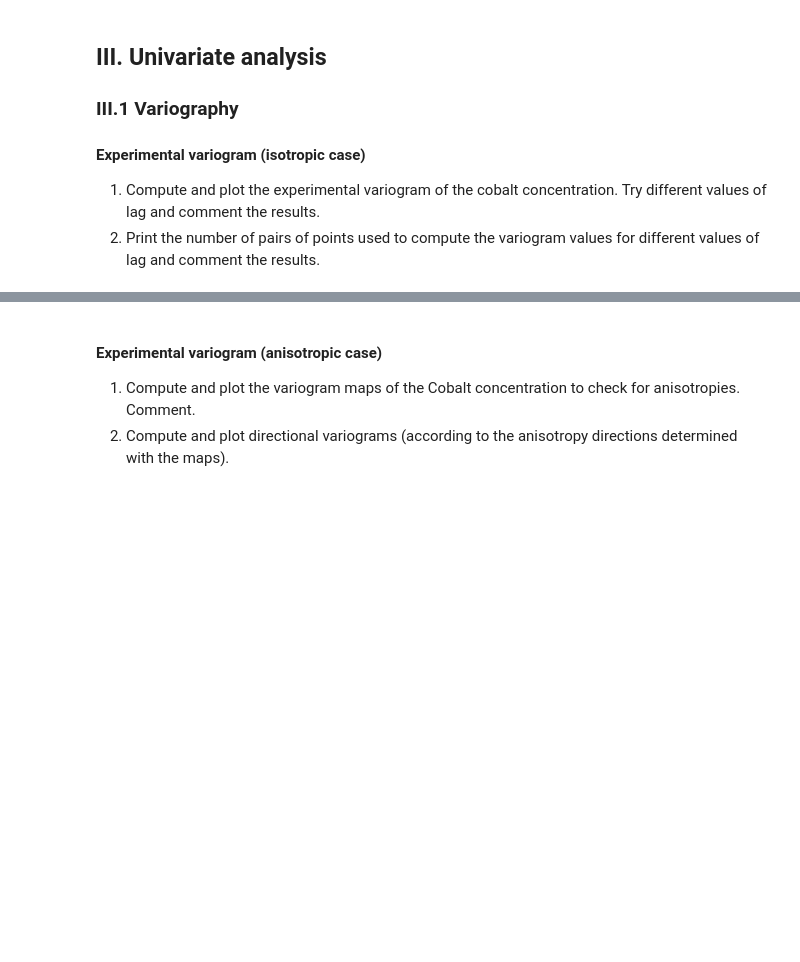
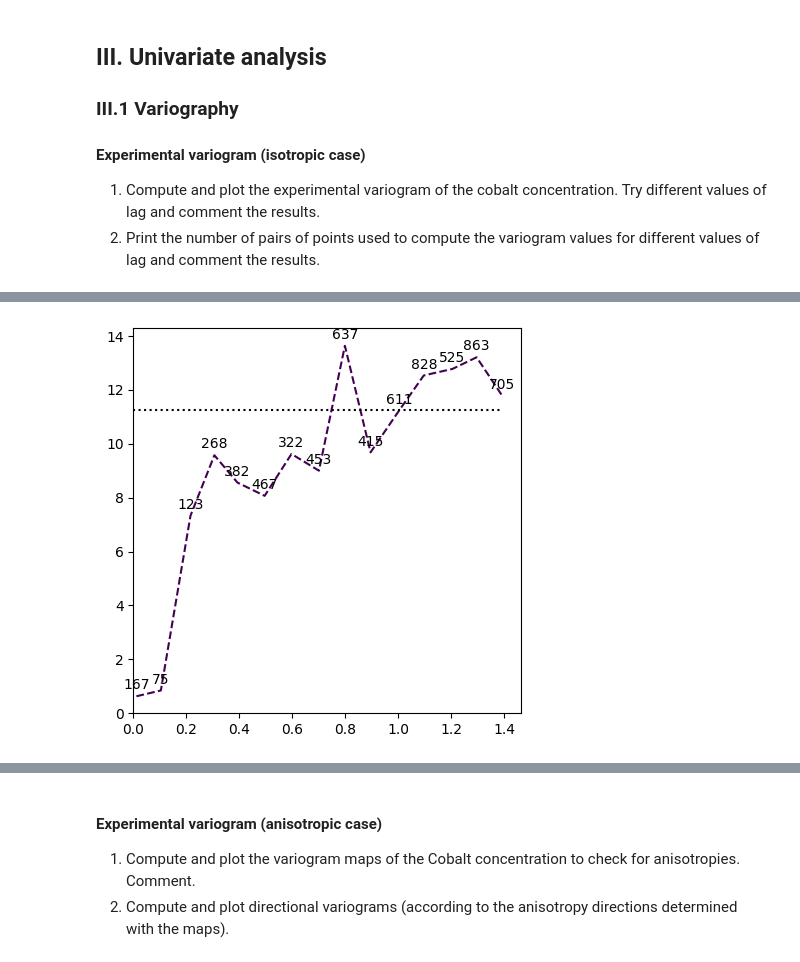
Before and after one commit to mickyrre/geostatistics_athens24, a Jupyter notebook: projet24.ipynb, the cells around one changed output, grey strips where cells are left out. Saved outputs shown, nothing was run; the diff lists cells and outputs as text; code cells hidden in the pictures; blank space fills up the shorter version.

```diff
--- a/projet24.ipynb
+++ b/projet24.ipynb
@@ -433,0 +534,9 @@ MSE for ANOVA:  10.364010947953847
+# %%
+# create experimental variogram
+varioParamOmni = gl.VarioParam.createOmniDirection(npas=15, dpas=0.1, toldis=0.5)
+## Create experimental variogram object with specified parameters
+varioexp = gl.Vario(varioParamOmni)
+## Compute experimental variogram
+err = varioexp.compute(db_jura)
+## Display result
+varioexp.display()
@@ -433,0 +561,5 @@ MSE for ANOVA:  10.364010947953847
+# %%
+## Plot
+ax = gp.varmod(varioexp,showPairs=True)
+# %% [output]
+[figure, added]
```
Also changed, not shown: parts of 31 cells of this notebook.
